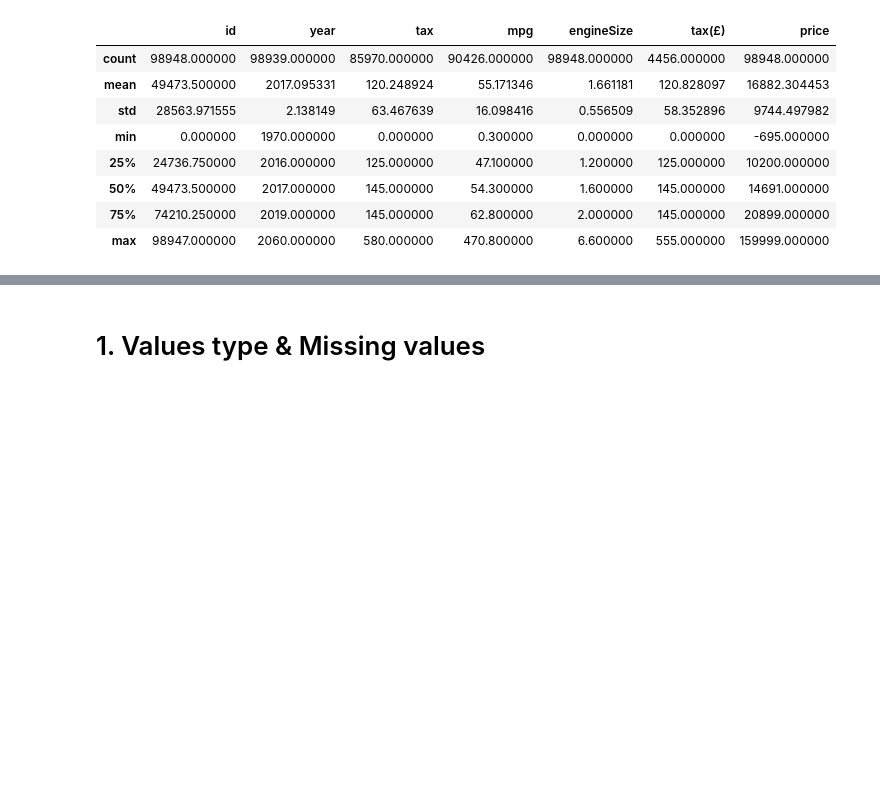
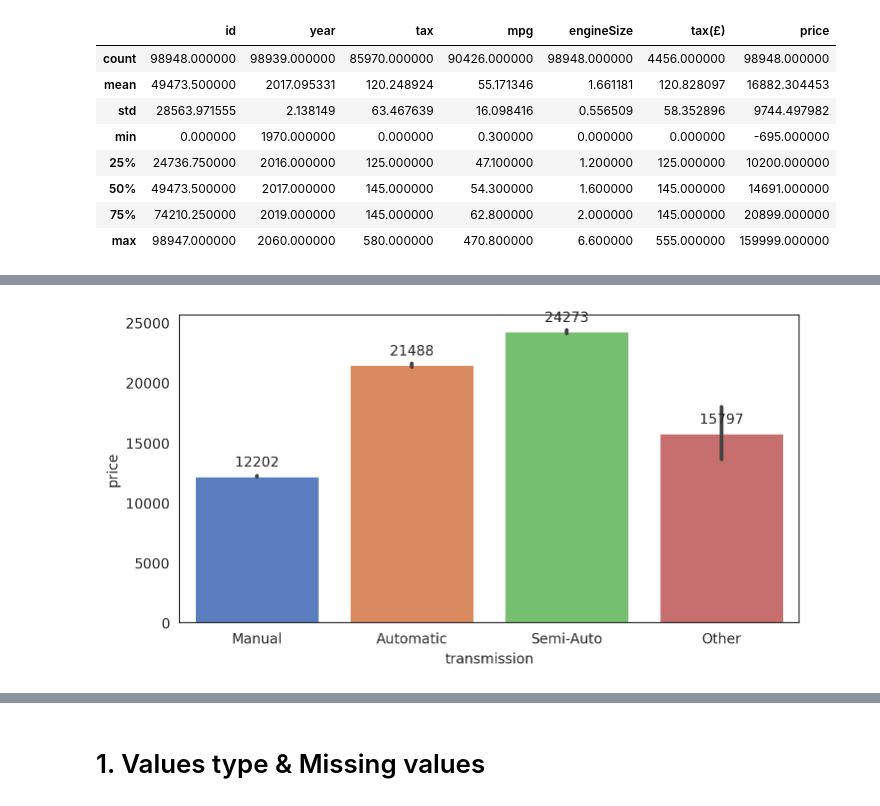
Before and after one commit to olgaselesnjova/Cars_competition, a Jupyter notebook: Cars_competition.ipynb, the cells around one changed output, grey strips where cells are left out. Cells and saved outputs as stored; diff of their text form; code cells hidden in the pictures; blank space fills up the shorter version.

```diff
--- a/Cars_competition.ipynb
+++ b/Cars_competition.ipynb
@@ -130,0 +125,6 @@ data.describe()
+# %%
+plt.figure(figsize=(8, 4))
+splot5 = sns.barplot(x = data["transmission"], y = data["price"])
+annotate(splot5)
+# %% [output]
+[figure, added]
```
Also changed, not shown: parts of 12 cells of this notebook.
